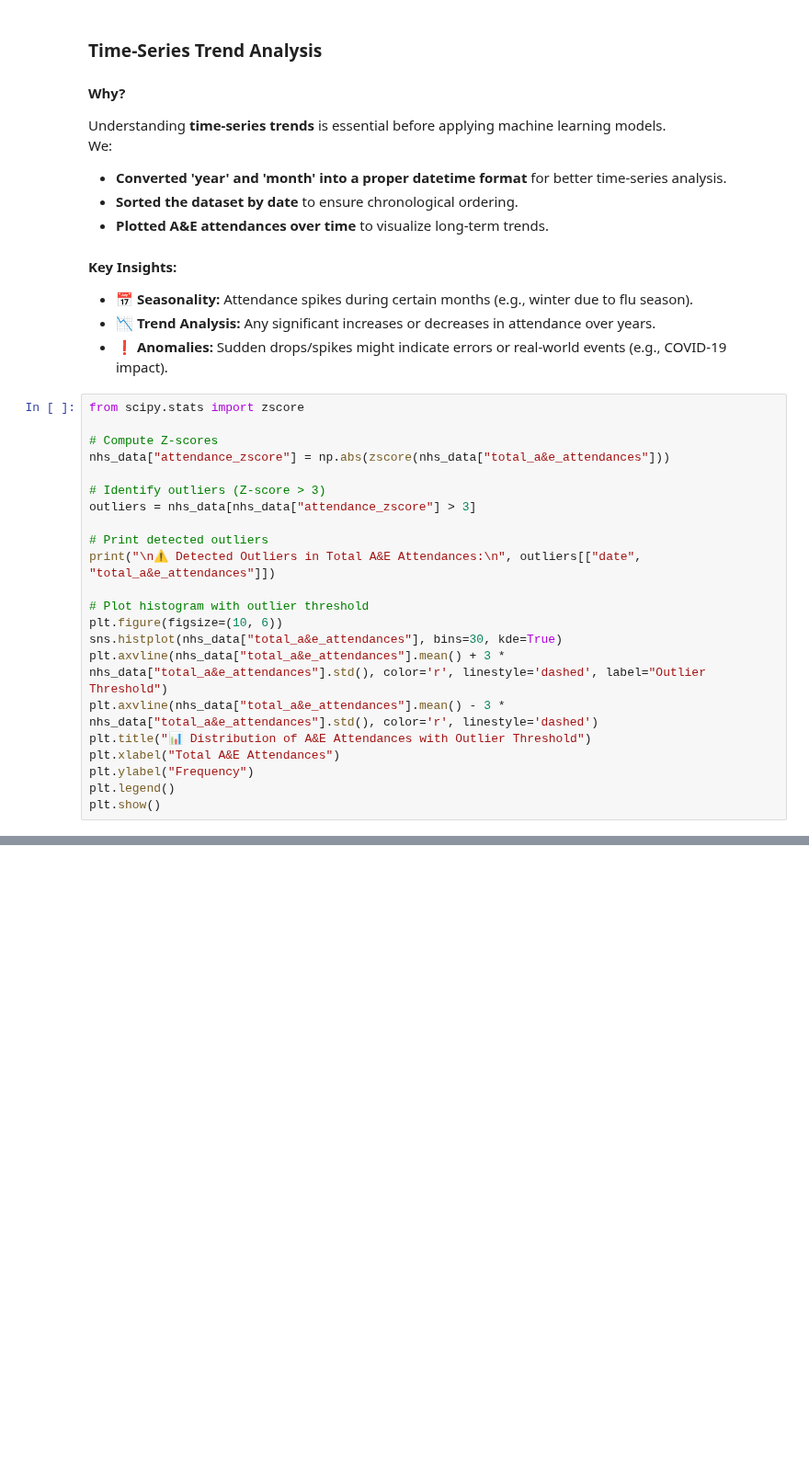
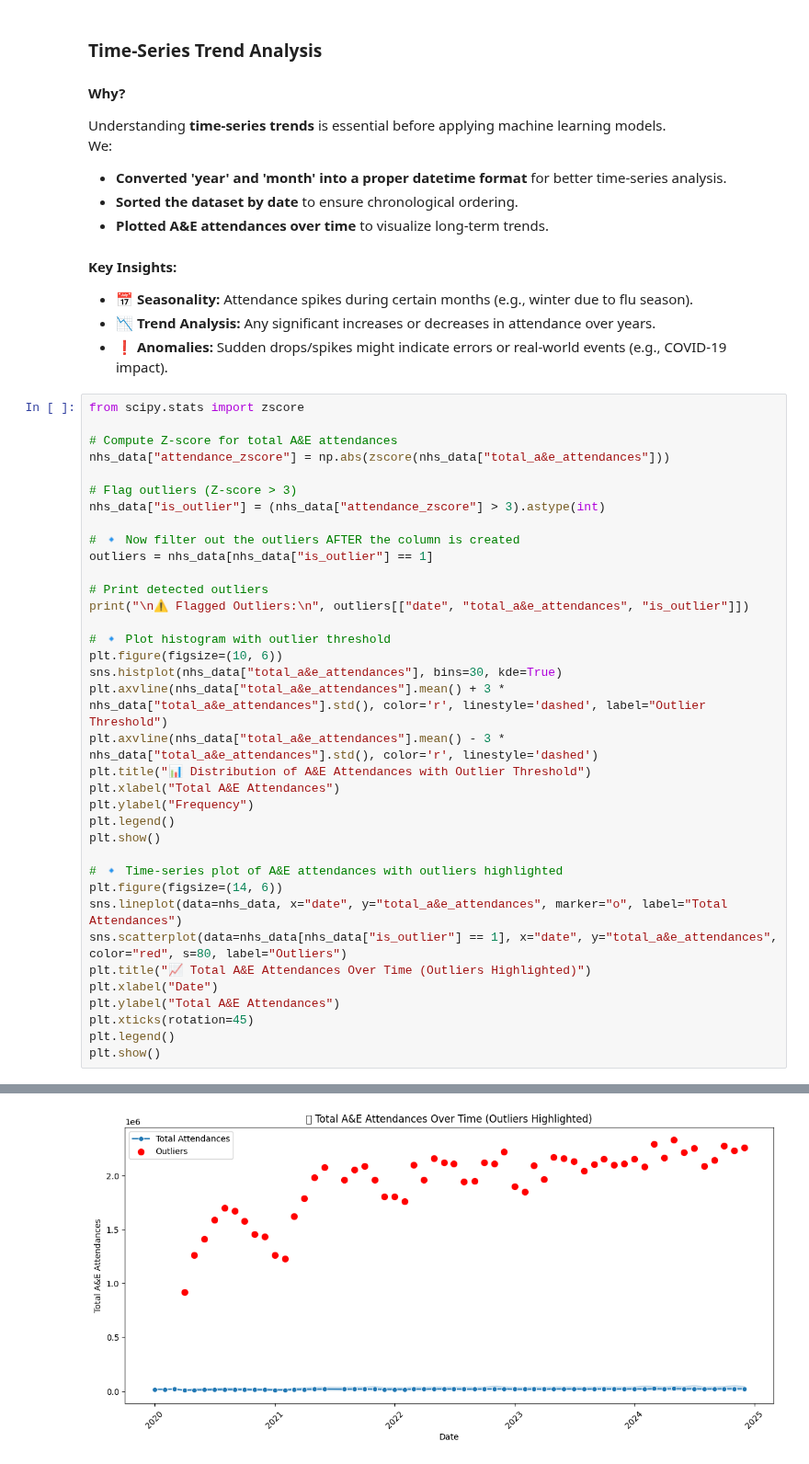
Before and after one commit to sophieboyle1/Final-Year-Project, a Jupyter notebook: src/predictions.ipynb, the cells around one changed output, grey strips where cells are left out. Shown at 92% size. Saved outputs shown, nothing was run; the diff lists cells and outputs as text; blank space fills up the shorter version.

Commit message:
updated Outlier Detection tto flag anomolies rather than clear them

```diff
--- a/src/predictions.ipynb
+++ b/src/predictions.ipynb
@@ -224,16 +224,19 @@ We:
 # %%
 from scipy.stats import zscore
 
-# Compute Z-scores
+# Compute Z-score for total A&E attendances
 nhs_data["attendance_zscore"] = np.abs(zscore(nhs_data["total_a&e_attendances"]))
 
-# Identify outliers (Z-score > 3)
-outliers = nhs_data[nhs_data["attendance_zscore"] > 3]
+# Flag outliers (Z-score > 3)
+nhs_data["is_outlier"] = (nhs_data["attendance_zscore"] > 3).astype(int)
+
+# 🔹 Now filter out the outliers AFTER the column is created
+outliers = nhs_data[nhs_data["is_outlier"] == 1]
 
 # Print detected outliers
-print("\n⚠ Detected Outliers in Total A&E Attendances:\n", outliers[["date", "total_a&e_attendances"]])
+print("\n⚠ Flagged Outliers:\n", outliers[["date", "total_a&e_attendances", "is_outlier"]])
 
-# Plot histogram with outlier threshold
+# 🔹 Plot histogram with outlier threshold
 plt.figure(figsize=(10, 6))
 sns.histplot(nhs_data["total_a&e_attendances"], bins=30, kde=True)
 plt.axvline(nhs_data["total_a&e_attendances"].mean() + 3 * nhs_data["total_a&e_attendances"].std(), color='r', linestyle='dashed', label="Outlier Threshold")
@@ -243,4 +246,15 @@ plt.xlabel("Total A&E Attendances")
 plt.ylabel("Frequency")
 plt.legend()
 plt.show()
+
+# 🔹 Time-series plot of A&E attendances with outliers highlighted
+plt.figure(figsize=(14, 6))
+sns.lineplot(data=nhs_data, x="date", y="total_a&e_attendances", marker="o", label="Total Attendances")
+sns.scatterplot(data=nhs_data[nhs_data["is_outlier"] == 1], x="date", y="total_a&e_attendances", color="red", s=80, label="Outliers")
+plt.title("📈 Total A&E Attendances Over Time (Outliers Highlighted)")
+plt.xlabel("Date")
+plt.ylabel("Total A&E Attendances")
+plt.xticks(rotation=45)
+plt.legend()
+plt.show()
 # %% [output]
@@ -264,2 +278,3 @@ plt.show()
 [figure]
+[figure, added]
 # %% [markdown]
```
Also changed, not shown: parts of 2 cells of this notebook.
